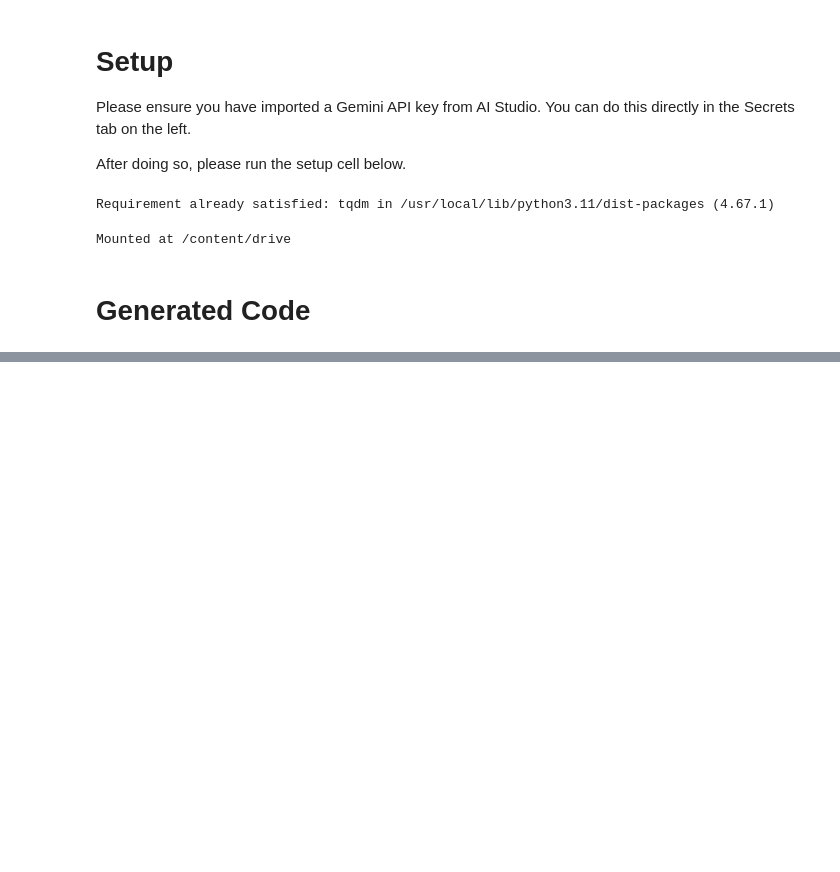
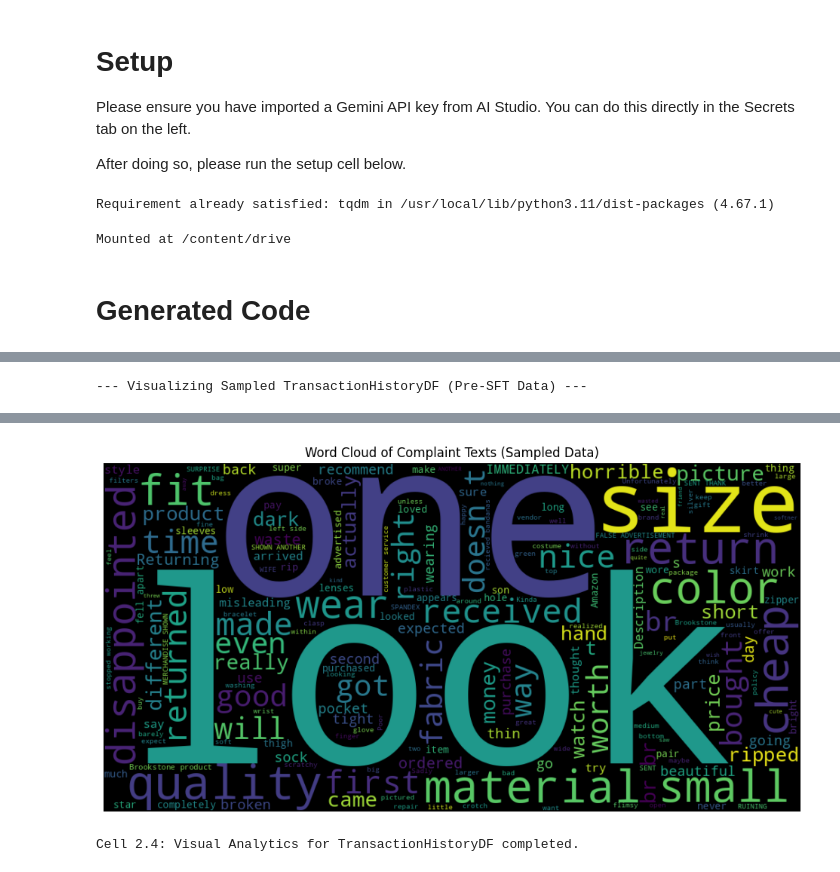
Before and after one commit to solosolve-ai/solosolve-ai-demo, a Jupyter notebook: Gemini_SFT_Generation.ipynb, the cells around one changed output, grey strips where cells are left out. Drawn from its saved outputs; the diff is of its cells as text; code cells hidden in the pictures; blank space fills up the shorter version.

```diff
--- a/Gemini_SFT_Generation.ipynb
+++ b/Gemini_SFT_Generation.ipynb
@@ -784,0 +867,76 @@ Check the folder '/content/drive/MyDrive/Google AI Studio/AmazonFashionSFT/sft_o
+# %%
+# Snippet 2.4: Visual Analytics on Pre-SFT Merged Data (TransactionHistoryDF)
+if not TransactionHistoryDF.empty:
+    print("\n--- Visualizing Sampled TransactionHistoryDF (Pre-SFT Data) ---")
+
+    # 1. Inferred Complaint Driver Distribution in Sampled Data
+    if 'inferred_complaint_driver' in TransactionHistoryDF.columns: # This column was added to df_complaints_source_filtered
+                                                                  # Ensure it's carried to TransactionHistoryDF or re-infer
+        # Re-infer if not present from the merge source (df_complaints_for_sft_source)
+        if 'inferred_complaint_driver' not in TransactionHistoryDF.columns and 'complaint_body_text' in TransactionHistoryDF.columns:
+             TransactionHistoryDF['inferred_complaint_driver'] = TransactionHistoryDF['complaint_body_text'].apply(infer_complaint_driver)
+
+        if 'inferred_complaint_driver' in TransactionHistoryDF.columns:
+            fig_driver = px.histogram(TransactionHistoryDF, x="inferred_complaint_driver",
+                                      title="SAMPLED Data: Inferred Complaint Driver Distribution",
+                                      template="plotly_dark", color="inferred_complaint_driver").update_xaxes(categoryorder="total descending")
+            fig_driver.show()
+            print("Target Proportions for Fashion SFT Generation (for comparison):")
+            for reason, prop_val in target_proportions_for_sampling.items():
+                 print(f"  - {reason}: {prop_val*100:.1f}% (Target)")
+        else:
+            print("Could not plot inferred_complaint_driver distribution.")
+
+
+    # 2. Complaint Rating Distribution (should be all <=2)
+    if 'complaint_rating_given' in TransactionHistoryDF.columns:
+        fig_rating = px.histogram(TransactionHistoryDF, x="complaint_rating_given",
+                                  title="SAMPLED Data: Distribution of Complaint Ratings",
+                                  nbins=int(TransactionHistoryDF["complaint_rating_given"].max()*2) if TransactionHistoryDF["complaint_rating_given"].max() > 0 else 5,
+                                  template="plotly_dark", color="complaint_rating_given")
+        fig_rating.show()
+
+    # 3. Product Main Category Distribution in Sampled Complaints
+    if 'product_main_category' in TransactionHistoryDF.columns:
+        category_counts = TransactionHistoryDF['product_main_category'].value_counts().nlargest(15)
+        fig_cat = px.bar(category_counts, x=category_counts.index, y=category_counts.values,
+                         title="SAMPLED Data: Top 15 Product Main Categories in Complaints", labels={'index':'Category', 'y':'Count'},
+                         template="plotly_dark", color=category_counts.index)
+        fig_cat.show()
+
+    # 4. Temporal Complaint Volume (Weekly)
+    if 'complaint_timestamp_iso' in TransactionHistoryDF.columns:
+        # Convert ISO string to datetime for Grouper
+        temp_ts_df = TransactionHistoryDF.copy()
+        temp_ts_df['complaint_datetime_for_plot'] = pd.to_datetime(temp_ts_df['complaint_timestamp_iso'], errors='coerce')
+        temp_ts_df.dropna(subset=['complaint_datetime_for_plot'], inplace=True)
+        if not temp_ts_df.empty:
+            complaints_by_week = temp_ts_df.groupby(pd.Grouper(key='complaint_datetime_for_plot', freq='W'))['user_id'].count().reset_index(name='count')
+            if not complaints_by_week.empty:
+                fig_time = px.line(complaints_by_week, x='complaint_datetime_for_plot', y='count', title="SAMPLED Data: Complaint Volume Over Time (Weekly)", template="plotly_dark")
+                fig_time.show()
+            else: print("Not enough data points for weekly complaint volume plot.")
+        else: print("No valid timestamps for complaint volume plot.")
+
+
+    # 5. Word Cloud for Complaint Text
+    if 'complaint_body_text' in TransactionHistoryDF.columns:
+        all_complaint_text = " ".join(TransactionHistoryDF['complaint_body_text'].dropna().astype(str))
+        if all_complaint_text.strip():
+            try:
+                wordcloud = WordCloud(width=1000, height=500, background_color='black', colormap="viridis").generate(all_complaint_text)
+                plt.figure(figsize=(12, 6))
+                plt.imshow(wordcloud, interpolation='bilinear')
+                plt.axis("off")
+                plt.title("Word Cloud of Complaint Texts (Sampled Data)")
+                plt.show()
+            except Exception as e_wc:
+                print(f"Could not generate word cloud: {e_wc}")
+        else:
+            print("No text data available for word cloud in complaints (sampled data).")
+else:
+    print("TransactionHistoryDF is empty, skipping pre-SFT visualizations.")
+
+print("Cell 2.4: Visual Analytics for TransactionHistoryDF completed.")
+# %% [output]
+--- Visualizing Sampled TransactionHistoryDF (Pre-SFT Data) ---
@@ -784,0 +953,2 @@ Check the folder '/content/drive/MyDrive/Google AI Studio/AmazonFashionSFT/sft_o
+[figure, added]
+Cell 2.4: Visual Analytics for TransactionHistoryDF completed.
```
Also changed, not shown: parts of 15 cells of this notebook.
